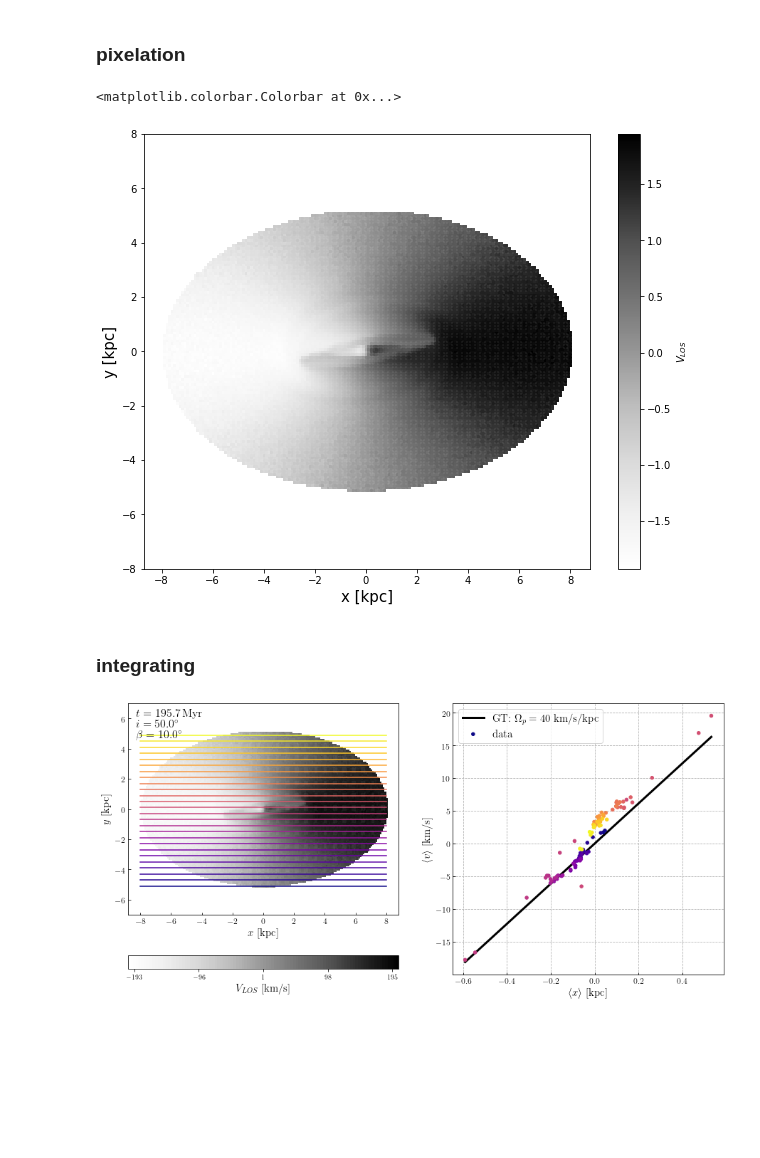
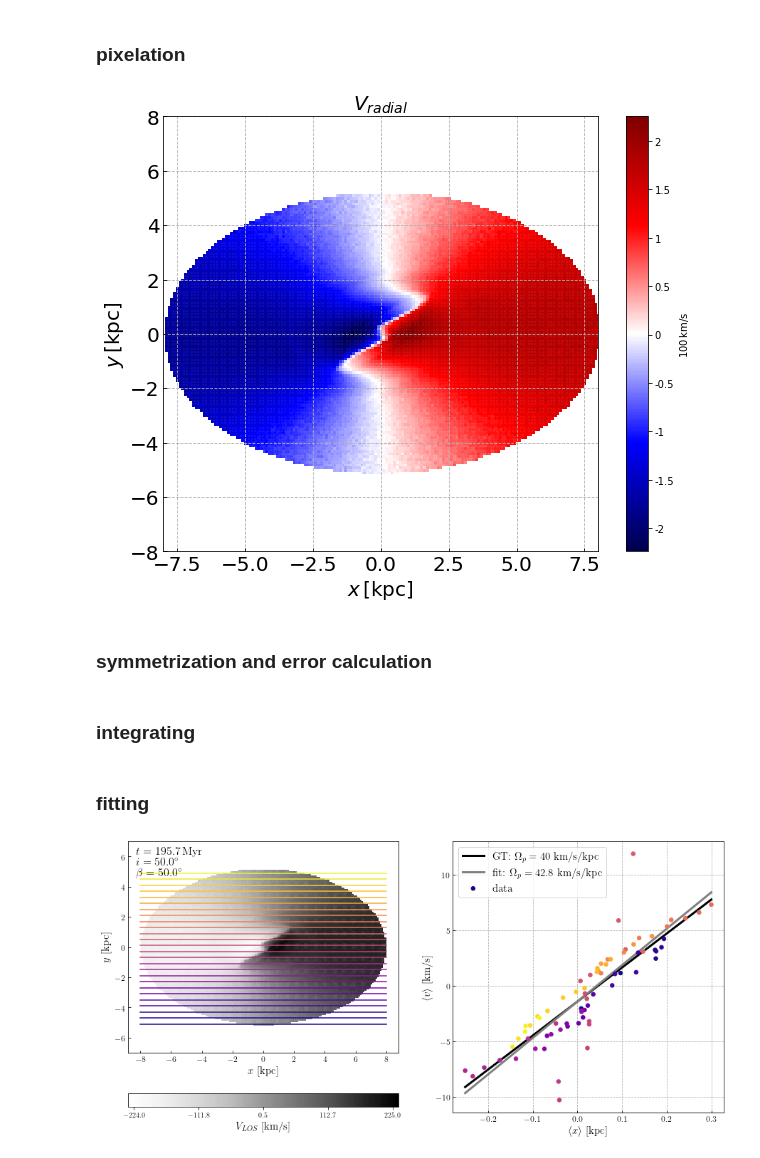
Before and after one commit to olgaborodina/pattern_speed, a Jupyter notebook: TW_method_pybar.ipynb, the cells around one changed output. Drawn from its saved outputs; the diff is of its cells as text; code cells hidden in the pictures; blank space fills up the shorter version.

Commit message:
Add ODR fitting

```diff
--- a/TW_method_pybar.ipynb
+++ b/TW_method_pybar.ipynb
@@ -9,7 +9,7 @@ from tqdm import tqdm
 import functions as f
 from pathlib import Path
 # %%
-beta = np.deg2rad(10)
+beta = np.deg2rad(50)
 i    = np.deg2rad(50)
 to_Myr = 9.78462
 # %%
@@ -33,18 +33,24 @@ x_center_array, y_center_array = f.centers_of_pixel(X, Y, step)
 # %%
 fig, ax = plt.subplots(figsize=(10, 8))
 
 levels = np.linspace(np.nanmin(VR_array), np.nanmax(VR_array), 101)
 norm = mc.BoundaryNorm(levels, 256)
 
 sc = ax.scatter(x_center_array, y_center_array, c=VR_array,
-                cmap='Greys', marker='s', s=4)
-ax.set_xlabel('x [kpc]', fontsize=15)
-ax.set_ylabel('y [kpc]', fontsize=15)
+                cmap='seismic', marker='s', s=4)
+ax.grid(ls='dashed')
+ax.tick_params(labelsize=20, direction='in')
+ax.set_xlabel(r'$x\, \rm [kpc]$', fontsize=20)
+ax.set_ylabel(r'$y\, \rm [kpc]$', fontsize=20)
 ax.set_ylim(-8, 8)
-plt.colorbar(sc, label=r'$V_{LOS}$')
+ax.set_xlim(-8, 8)
+ax.set_aspect('1')
+ax.set_title(r'$V_{radial}$', fontsize=20)
+plt.colorbar(sc, format='%g', label=r'$\rm 100\, km/s$')
+plt.savefig(FIG_DIR / f'VLOS_pixel_{np.round(np.rad2deg(i), 0)}_{np.round(np.rad2deg(beta), 0)}.png',
+            bbox_inches='tight', dpi=300)
 # %% [output]
-<matplotlib.colorbar.Colorbar at 0x...>
-[figure, old version]
+[figure, new version]
-# %% [markdown]
-### integrating
+# %% [markdown]
+### symmetrization and error calculation
 # %%
@@ -53 +64,3 @@ RHO_array_ = f.make_symmetric(x_center_array, RHO_array)
+# %% [markdown]
+### integrating
 # %%
@@ -62,0 +80,2 @@ v_tw = bar.dfV_tw
+# %% [markdown]
+### fitting
@@ -104,9 +127,12 @@ ax1.set_ylim(-7, 7)
 cbar = plt.colorbar(sc, ax=ax1, orientation="horizontal", fraction=0.07, ticks=cbarticks)
 cbar.set_label(label=r'$V_{LOS}$ [km/s]', size=15)
 
-ax2.plot([np.nanmin(x_tw), np.nanmax(x_tw)], [np.nanmin(x_tw) * 40 * np.sin(i), np.nanmax(x_tw) * 40 * np.sin(i)],
+ax2.plot(x_fit, y_GT,
         c='black', lw=3, label=r'GT: $\Omega_p = 40$ km/s/kpc')
-ax2.scatter(x_tw, v_tw * 100, s=20, c=colors, label=r'data', zorder=100)
+ax2.plot(x_fit, y_fit,
+        c='gray', lw=3, label=fr'fit: $\Omega_p = {(omega_bar * 100 / np.sin(i)).round(1)}$ km/s/kpc')
+
+ax2.scatter(x_tw, v_tw * 100, s=30, c=colors, label=r'data', zorder=100)
 
 # ax2.set_ylim(-3, 3)
 # ax2.set_xlim(-0.1, 0.1)
@@ -117,4 +143,4 @@ ax2.legend(fontsize=15, loc='upper left')
 ax2.grid(ls='dashed')
 plt.savefig(FIG_DIR / 'TW_method_pybar.png', bbox_inches='tight', dpi=300)
 # %% [output]
-[figure, old version]
+[figure, new version]
```
Also changed, not shown: parts of 8 cells of this notebook, 1 other file.
